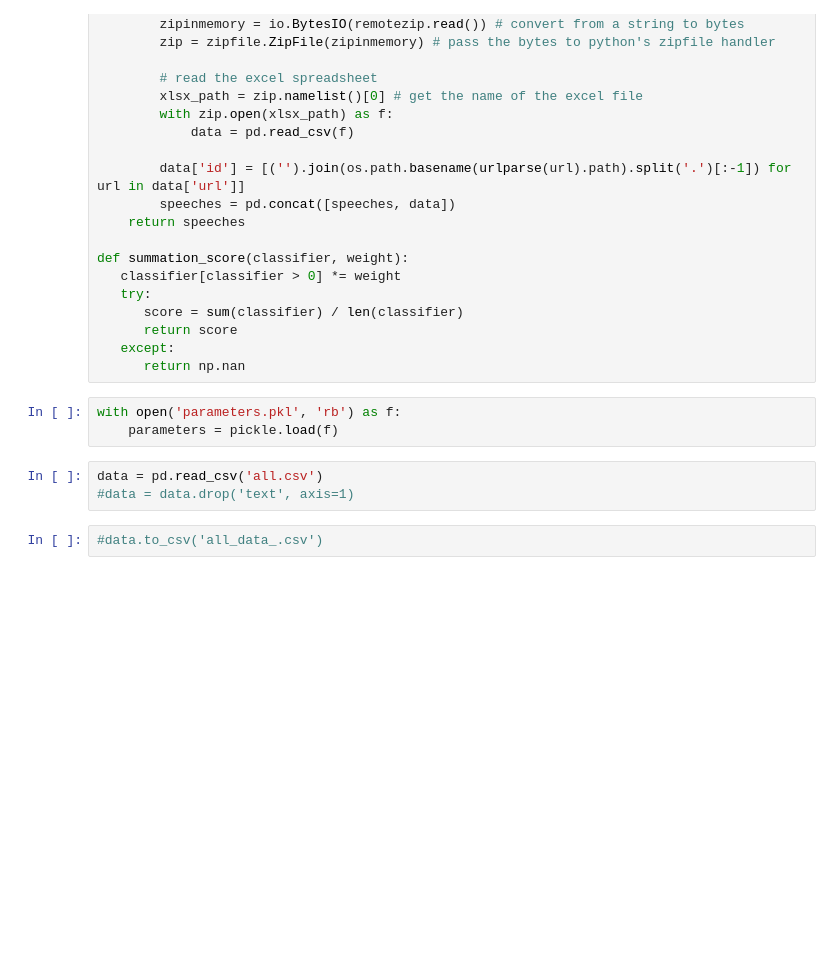
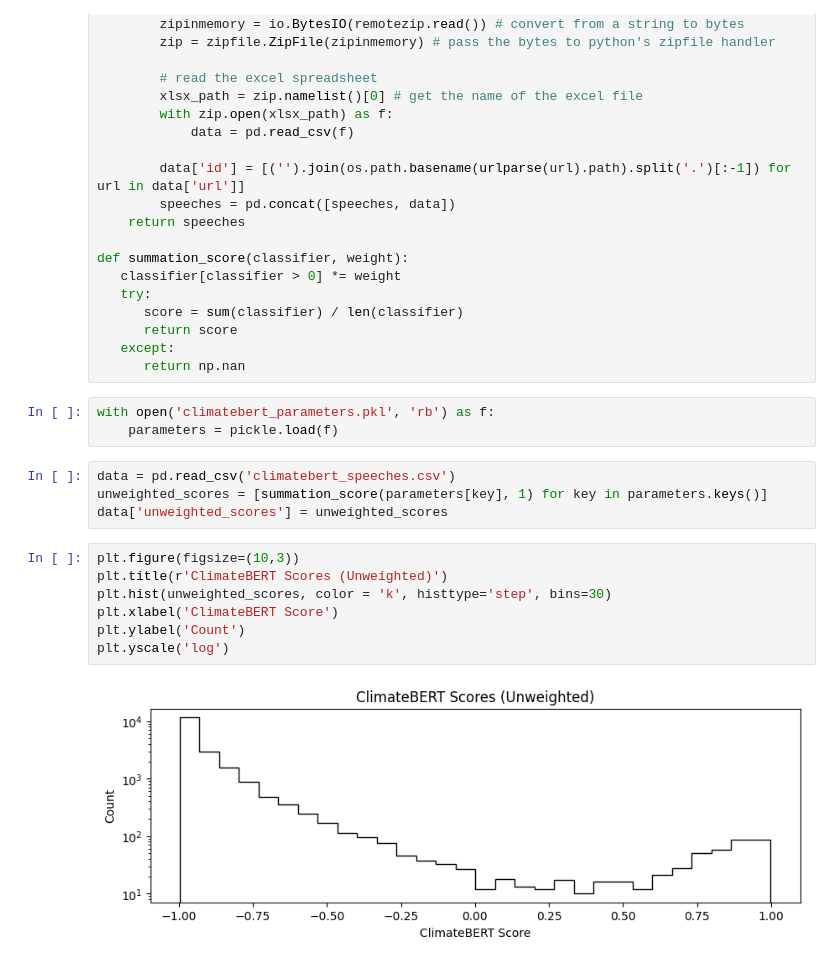
Before and after one commit to stefanarseneau/climate-speeches, a Jupyter notebook: notebooks/assess.ipynb, the cells around one changed output. Cells and saved outputs as stored; diff of their text form; blank space fills up the shorter version.

```diff
--- a/notebooks/assess.ipynb
+++ b/notebooks/assess.ipynb
@@ -37,12 +37,20 @@ def summation_score(classifier, weight):
    except:
       return np.nan
 # %%
-with open('parameters.pkl', 'rb') as f:
+with open('climatebert_parameters.pkl', 'rb') as f:
     parameters = pickle.load(f)
-# %%
-data = pd.read_csv('all.csv')
-#data = data.drop('text', axis=1)
-# %%
-#data.to_csv('all_data_.csv')
+# %%
+data = pd.read_csv('climatebert_speeches.csv')
+unweighted_scores = [summation_score(parameters[key], 1) for key in parameters.keys()]
+data['unweighted_scores'] = unweighted_scores
+# %%
+plt.figure(figsize=(10,3))
+plt.title(r'ClimateBERT Scores (Unweighted)')
+plt.hist(unweighted_scores, color = 'k', histtype='step', bins=30)
+plt.xlabel('ClimateBERT Score')
+plt.ylabel('Count')
+plt.yscale('log')
+# %% [output]
+[figure, added]
 # %%
 plt.figure(figsize=(10,3))
```
Also changed, not shown: parts of 6 cells of this notebook.
